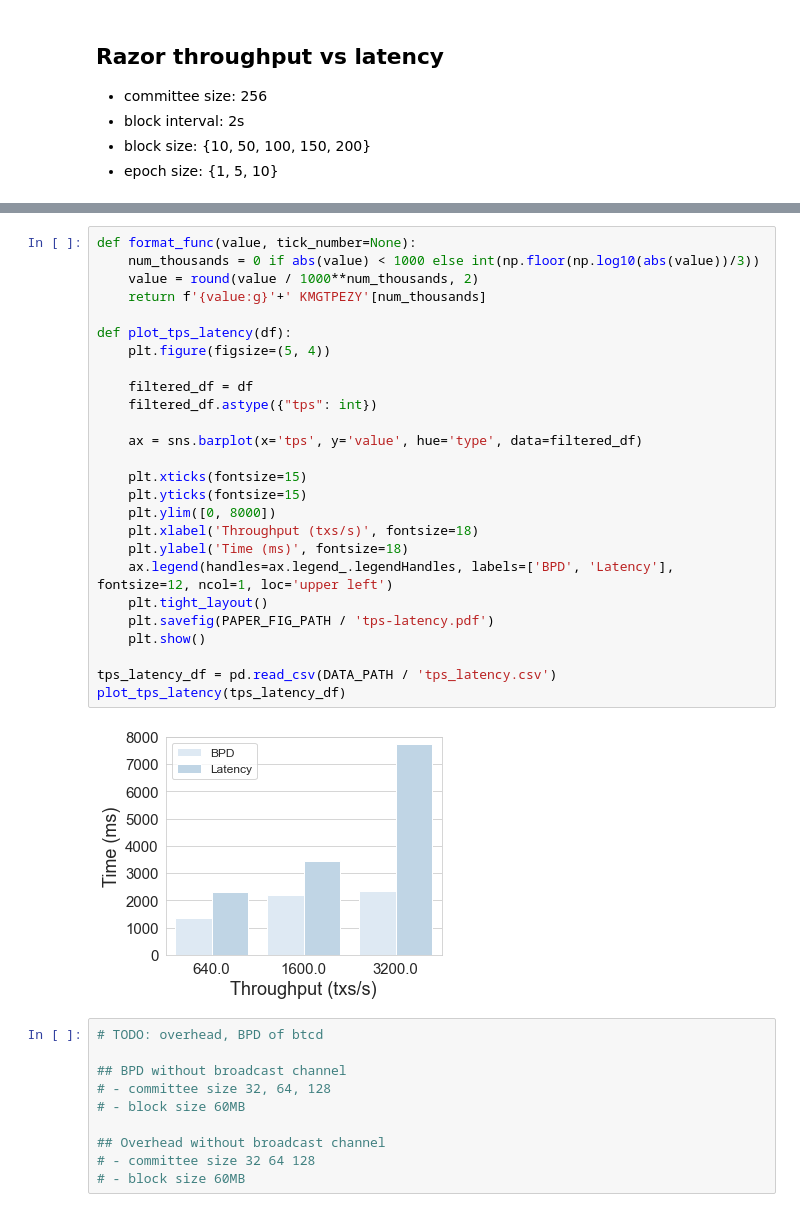
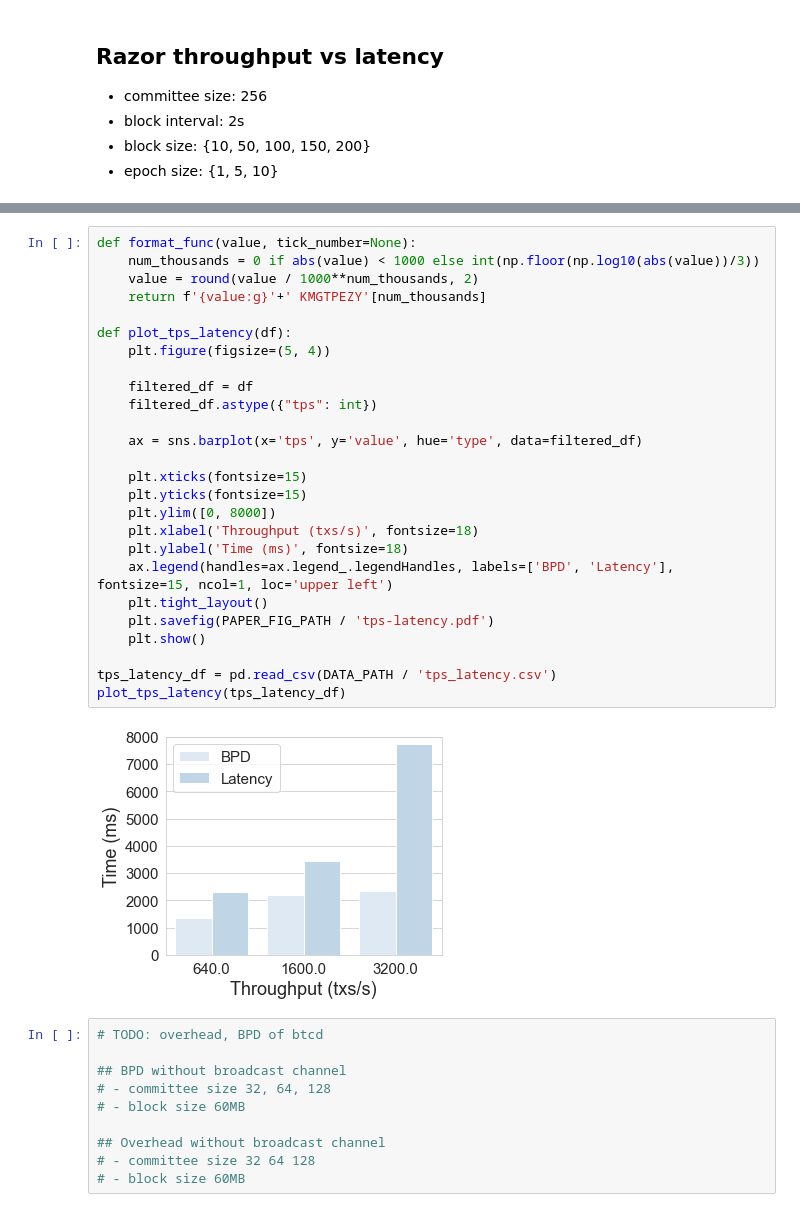
Before and after one commit to SebastianElvis/ebft, a Jupyter notebook: evaluation/analysis.ipynb, the cells around one changed output, grey strips where cells are left out. Saved outputs shown, nothing was run; the diff lists cells and outputs as text.

```diff
--- a/evaluation/analysis.ipynb
+++ b/evaluation/analysis.ipynb
@@ -538,31 +538,31 @@ tps_latency_df
 # %%
 def format_func(value, tick_number=None):
     num_thousands = 0 if abs(value) < 1000 else int(np.floor(np.log10(abs(value))/3))
     value = round(value / 1000**num_thousands, 2)
     return f'{value:g}'+' KMGTPEZY'[num_thousands]
 
 def plot_tps_latency(df):
     plt.figure(figsize=(5, 4))
 
     filtered_df = df
     filtered_df.astype({"tps": int})
 
     ax = sns.barplot(x='tps', y='value', hue='type', data=filtered_df)
 
     plt.xticks(fontsize=15)
     plt.yticks(fontsize=15)
     plt.ylim([0, 8000])
     plt.xlabel('Throughput (txs/s)', fontsize=18)
     plt.ylabel('Time (ms)', fontsize=18)
-    ax.legend(handles=ax.legend_.legendHandles, labels=['BPD', 'Latency'], fontsize=12, ncol=1, loc='upper left')
+    ax.legend(handles=ax.legend_.legendHandles, labels=['BPD', 'Latency'], fontsize=15, ncol=1, loc='upper left')
     plt.tight_layout()
     plt.savefig(PAPER_FIG_PATH / 'tps-latency.pdf')
     plt.show()
 
 tps_latency_df = pd.read_csv(DATA_PATH / 'tps_latency.csv')
 plot_tps_latency(tps_latency_df)
 # %% [output]
-[figure, old version]
+[figure, new version]
 # %%
 # TODO: overhead, BPD of btcd
 
```
